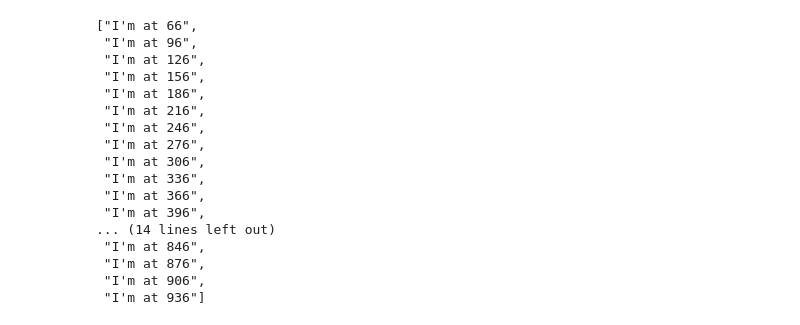
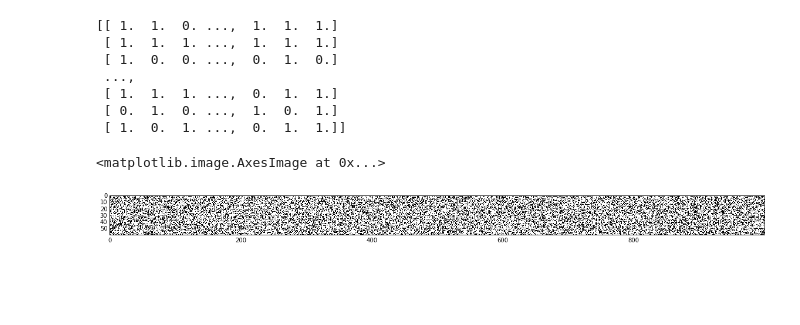
Before and after one commit to andrewmpierce/Road-Rage, a Jupyter notebook: Road_Rage.ipynb, the cells around one changed output. Cells and saved outputs as stored; diff of their text form; code cells hidden in the pictures; blank space fills up the shorter version.

```diff
--- a/Road_Rage.ipynb
+++ b/Road_Rage.ipynb
@@ -97,24 +96,17 @@ sim.run()
-# %%
-road = Road()
-road.place_cars_init()
-road.drive()
-road.drive()
-road.check_cars()
-# %% [output]
-["I'm at 66",
- "I'm at 96",
- "I'm at 126",
- "I'm at 156",
- "I'm at 186",
- "I'm at 216",
- "I'm at 246",
- "I'm at 276",
- "I'm at 306",
- "I'm at 336",
- "I'm at 366",
- "I'm at 396",
-... (14 lines left out)
- "I'm at 846",
- "I'm at 876",
- "I'm at 906",
- "I'm at 936"]
+# %%
+
+trial_data = np.random.choice([0,1,1], (60, 1000)).astype('float32')
+print(trial_data)
+
+plt.figure(figsize=(20, 20)) # size is in "inches"
+plt.imshow(trial_data, cmap='gray', interpolation='nearest')
+# %% [output]
+[[ 1.  1.  0. ...,  1.  1.  1.]
+ [ 1.  1.  1. ...,  1.  1.  1.]
+ [ 1.  0.  0. ...,  0.  1.  0.]
+ ...,
+ [ 1.  1.  1. ...,  0.  1.  1.]
+ [ 0.  1.  0. ...,  1.  0.  1.]
+ [ 1.  0.  1. ...,  0.  1.  1.]]
+<matplotlib.image.AxesImage at 0x...>
+[figure, added]
```
Also changed, not shown: parts of 3 cells of this notebook.
